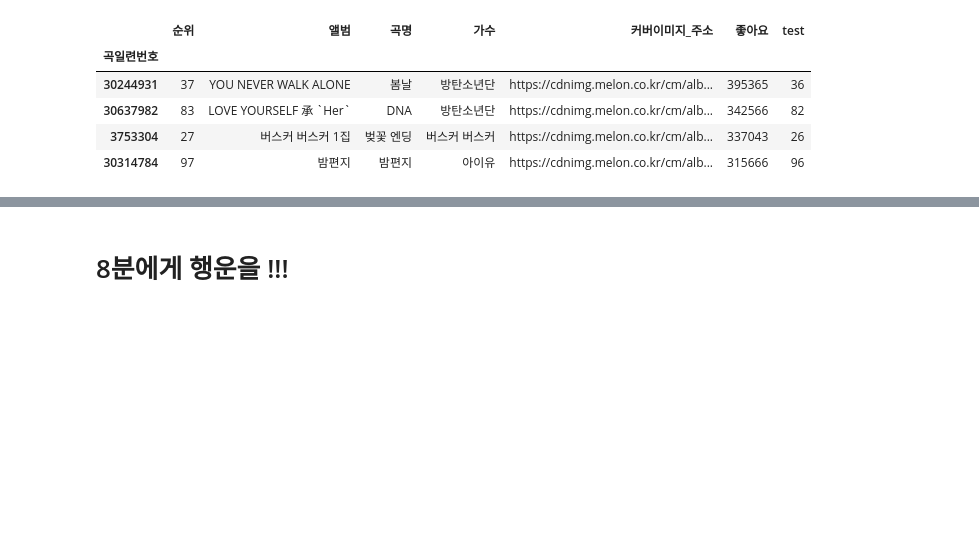
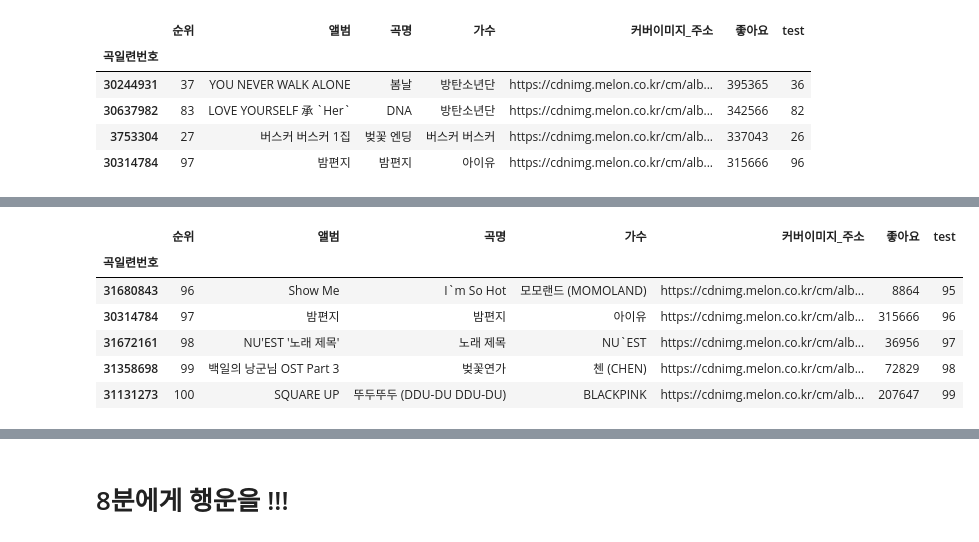
Before and after one commit to CodingSta/demo-ls-201904-pandas, a Jupyter notebook: Pandas 01.ipynb, the cells around one changed output, grey strips where cells are left out. Drawn from its saved outputs; the diff is of its cells as text; code cells hidden in the pictures; blank space fills up the shorter version.

```diff
--- a/Pandas 01.ipynb
+++ b/Pandas 01.ipynb
@@ -515,0 +526,10 @@ df2.sort_values('좋아요', ascending=False)
+# %%
+song_df.iloc[-5:]  # == song_df.tail()
+# %% [output]
+|  | 순위 | 앨범 | 곡명 | 가수 | 커버이미지_주소 | 좋아요 | test |
+| 곡일련번호 |  |  |  |  |  |  |  |
+| 31680843 | 96 | Show Me | I`m So Hot | 모모랜드 (MOMOLAND) | https://cdnimg.melon.co.kr/cm/alb... | 8864 | 95 |
+| 30314784 | 97 | 밤편지 | 밤편지 | 아이유 | https://cdnimg.melon.co.kr/cm/alb... | 315666 | 96 |
+| 31672161 | 98 | NU'EST '노래 제목' | 노래 제목 | NU`EST | https://cdnimg.melon.co.kr/cm/alb... | 36956 | 97 |
+| 31358698 | 99 | 백일의 낭군님 OST Part 3 | 벚꽃연가 | 첸 (CHEN) | https://cdnimg.melon.co.kr/cm/alb... | 72829 | 98 |
+| 31131273 | 100 | SQUARE UP | 뚜두뚜두 (DDU-DU DDU-DU) | BLACKPINK | https://cdnimg.melon.co.kr/cm/alb... | 207647 | 99 |
```
Also changed, not shown: parts of 7 cells of this notebook.
